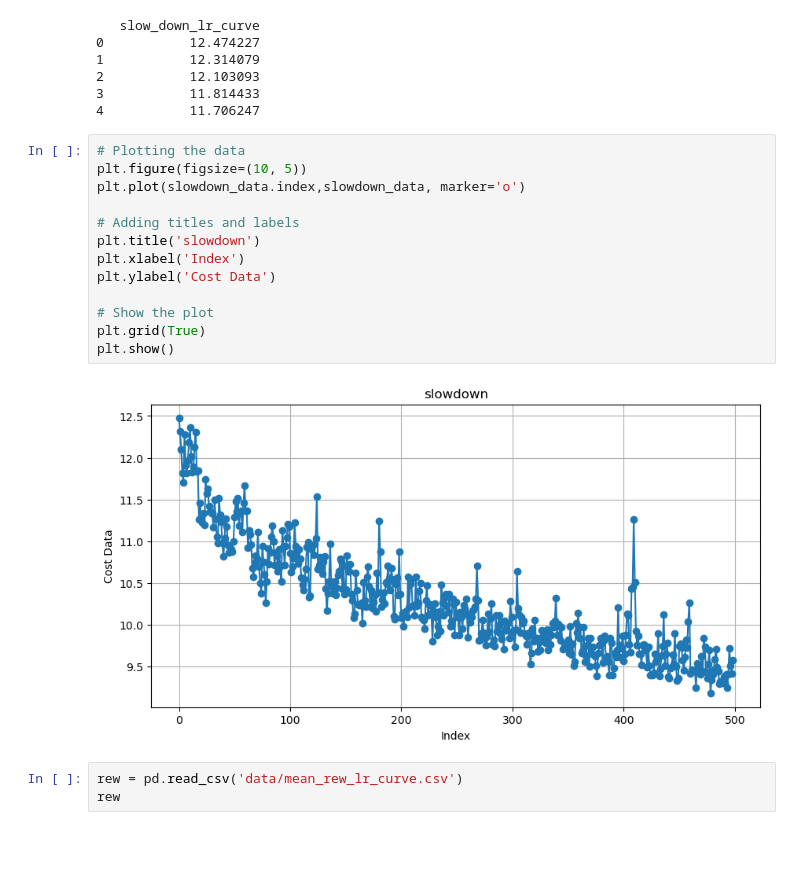
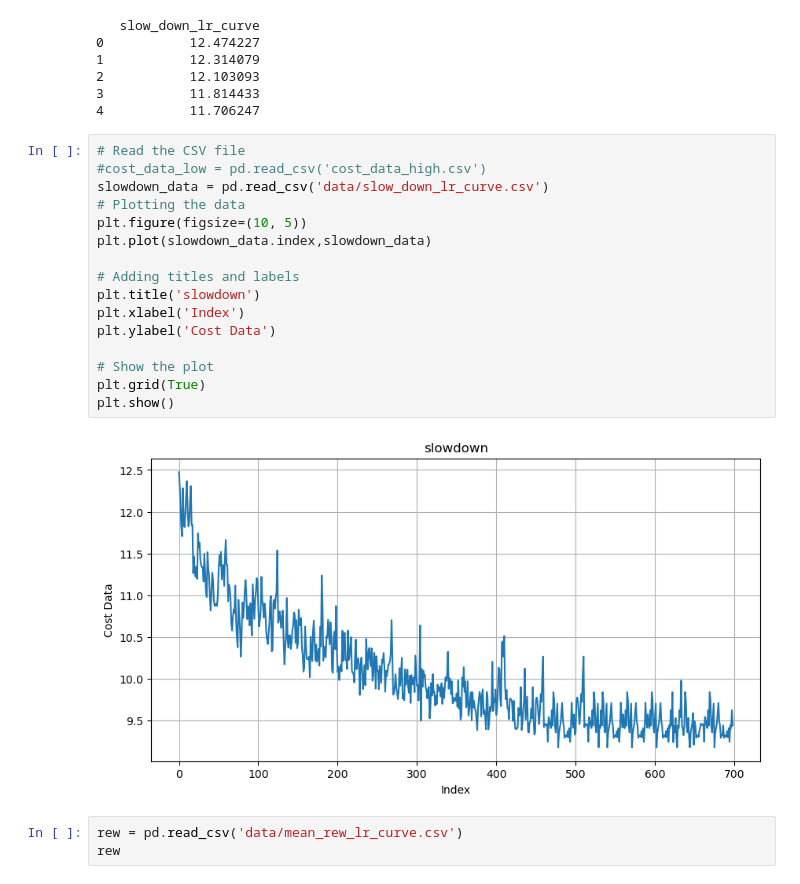
Before and after one commit to stathis99/AnTolerant-DeepRM, a Jupyter notebook: Experiments/Experiment2_DeepRm_WithAnomalies/eda.ipynb, the cells around one changed output. Drawn from its saved outputs; the diff is of its cells as text; blank space fills up the shorter version.

```diff
--- a/Experiments/Experiment2_DeepRm_WithAnomalies/eda.ipynb
+++ b/Experiments/Experiment2_DeepRm_WithAnomalies/eda.ipynb
@@ -17,20 +17,23 @@ print(slowdown_data.head())
 3           11.814433
 4           11.706247
 # %%
+# Read the CSV file
+#cost_data_low = pd.read_csv('cost_data_high.csv')
+slowdown_data = pd.read_csv('data/slow_down_lr_curve.csv')
 # Plotting the data
 plt.figure(figsize=(10, 5))
-plt.plot(slowdown_data.index,slowdown_data, marker='o')
+plt.plot(slowdown_data.index,slowdown_data)
 
 # Adding titles and labels
 plt.title('slowdown')
 plt.xlabel('Index')
 plt.ylabel('Cost Data')
 
 # Show the plot
 plt.grid(True)
 plt.show()
 # %% [output]
-[figure, old version]
+[figure, new version]
 # %%
 rew = pd.read_csv('data/mean_rew_lr_curve.csv')
 rew
```
Also changed, not shown: parts of 1 cell of this notebook, 3 other files.
